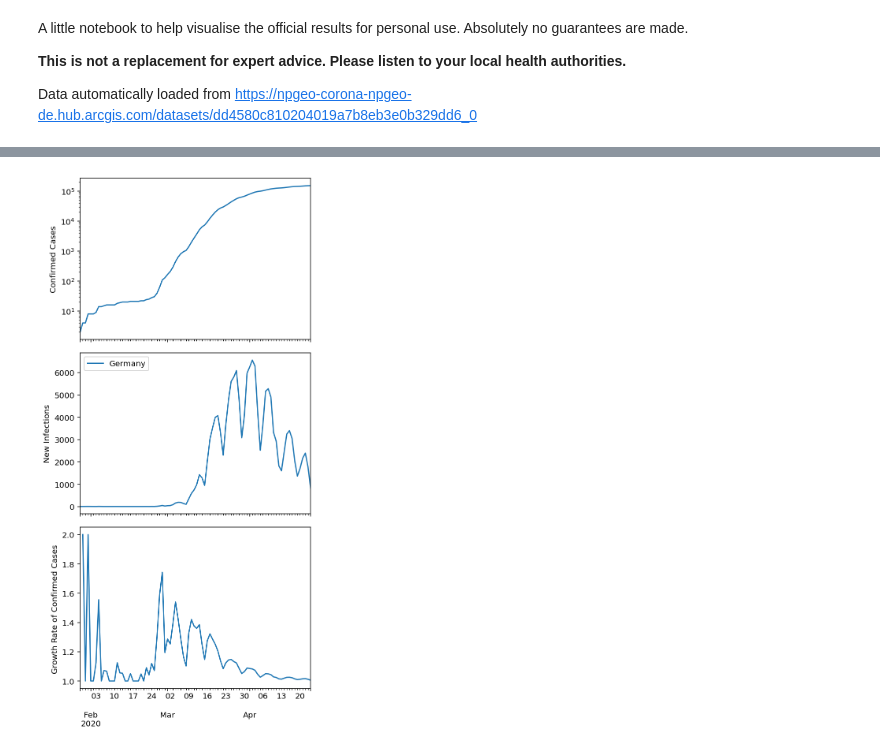
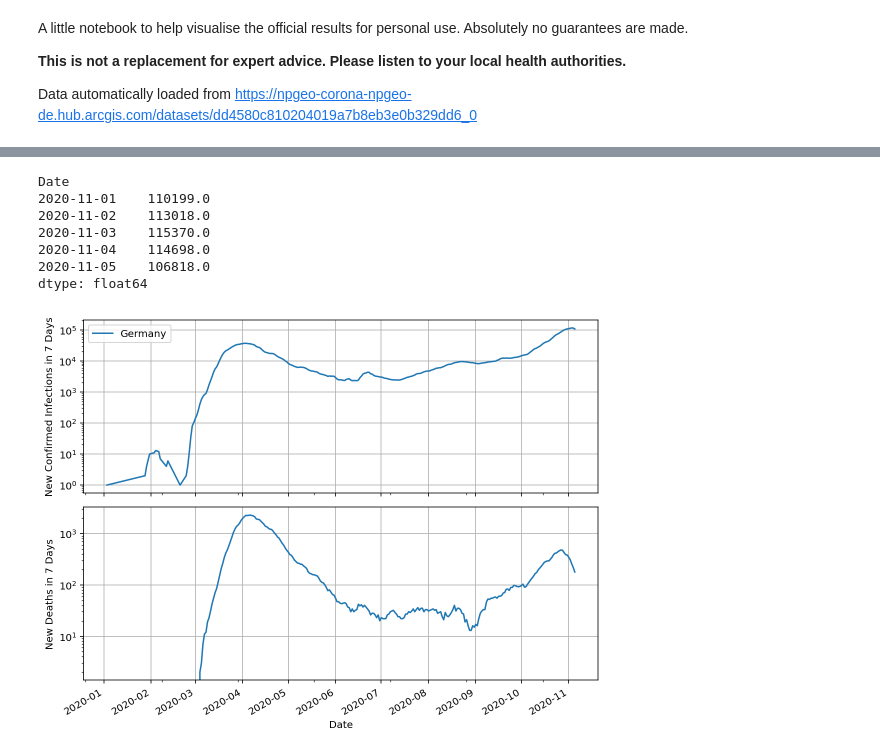
Before and after one commit to felixpatzelt/covid-19, a Jupyter notebook: germany_cases.ipynb, the cells around one changed output, grey strips where cells are left out. Drawn from its saved outputs; the diff is of its cells as text; code cells hidden in the pictures.

Commit message:
feat: germany cases per 100k inhab. & 7d rolling

```diff
--- a/germany_cases.ipynb
+++ b/germany_cases.ipynb
@@ -24,8 +30,14 @@ cases  = rki_reports.pivot_table(
 deaths = rki_reports.pivot_table(
     index='Meldedatum', columns='Bundesland', values='AnzahlTodesfall', aggfunc='sum'
 ).sort_index()
+cases.index.name = deaths.index.name = 'Date'
+# cumulate cases and fill in missing dates
+#all_dates = pd.date_range(start=cases.index[0], end=cases.index[-1])
+#casesc    = cases.cumsum().reindex(index=all_dates).fillna(method='ffill')
+#deathsc   = deaths.cumsum().reindex(index=all_dates).fillna(method='ffill')
 
-# cumulate cases and fill in missing dates
-all_dates = pd.date_range(start=cases.index[0], end=cases.index[-1])
-casesc    = cases.cumsum().reindex(index=all_dates).fillna(method='ffill')
-deathsc   = deaths.cumsum().reindex(index=all_dates).fillna(method='ffill')
+# rolling 7d average
+cases7d = cases.rolling('7d').sum()
+deaths7d = deaths.rolling('7d').sum()
+
+cases7d_per_100k = cases7d / inhabitants * 10**5
@@ -62,19 +54,37 @@ dtype: float64
+# %%
+cases_germany  = cases.sum(axis=1)
+#cases_germanyc = casesc.sum(axis=1)
+cases_germany7d  = cases7d.sum(axis=1)
+deaths_germany = deaths.sum(axis=1)
+#deaths_germanyc = deathsc.sum(axis=1)
+deaths_germany7d = deaths7d.sum(axis=1)
+cases_germany7d.tail()
+# %% [output]
+Date
+2020-11-01    110199.0
+2020-11-02    113018.0
+2020-11-03    115370.0
+2020-11-04    114698.0
+2020-11-05    106818.0
+dtype: float64
 # %%
 plt.close(1)
-fig1, ax1 = plt.subplots(nrows=3, figsize=(5, 10), sharex=True, num=1)
+fig1, ax1 = plt.subplots(nrows=2, figsize=(8, 6), sharex=True, num=1)
+
+cases_germany7d.plot(ax=ax1[0], logy=True)
+deaths_germany7d.plot(ax=ax1[1], logy=True)
 
 
-germanyc.plot(ax=ax1[0], logy=True)
-germany.plot(ax=ax1[1])
-(germanyc / germanyc.shift(1)).plot(ax=ax1[2])
+ax1[0].set_ylabel('New Confirmed Infections in 7 Days')
+ax1[1].set_ylabel('New Deaths in 7 Days')
 
-ax1[0].set_ylabel('Confirmed Cases')
-ax1[1].set_ylabel('New Infections')
-ax1[2].set_ylabel('Growth Rate of Confirmed Cases ')
+ax1[0].legend(['Germany'])
 
-ax1[1].legend(['Germany'])
+for a in ax1:
+    a.grid()
+
 fig1.tight_layout()
 # %% [output]
-[figure, old version]
+[figure, new version]
 # %%
 plt.close(2)
```
Also changed, not shown: parts of 6 cells of this notebook, 1 other file.
